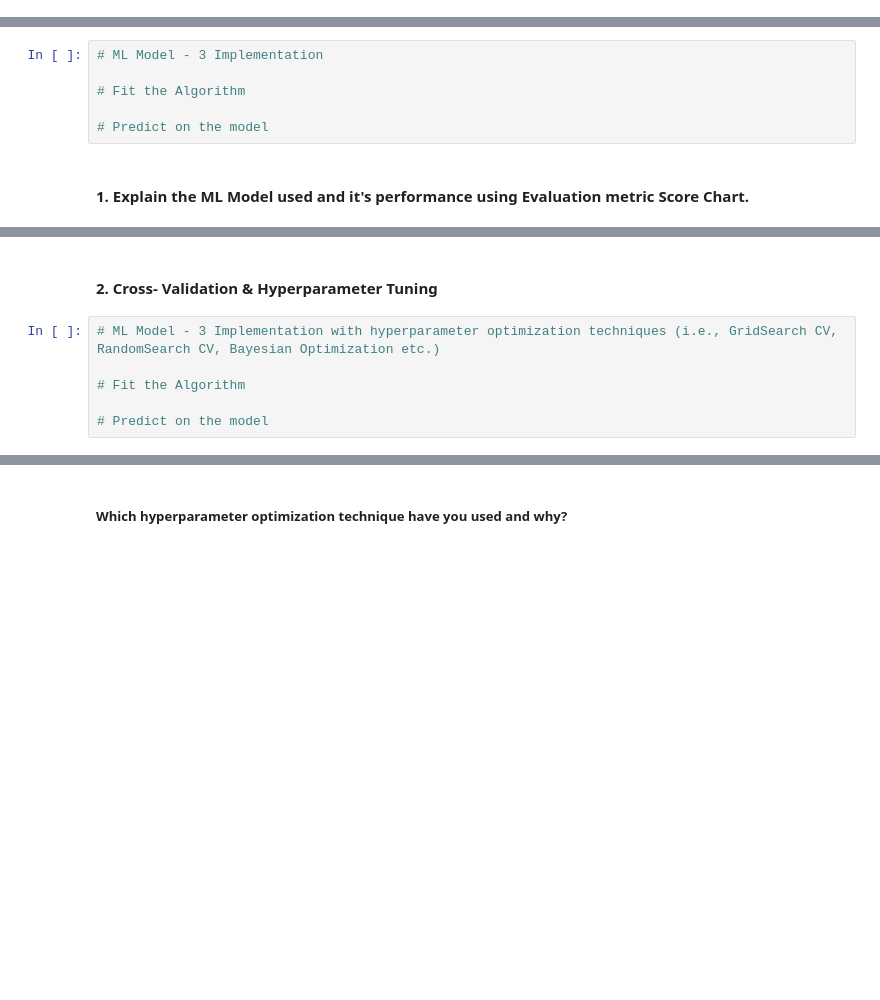
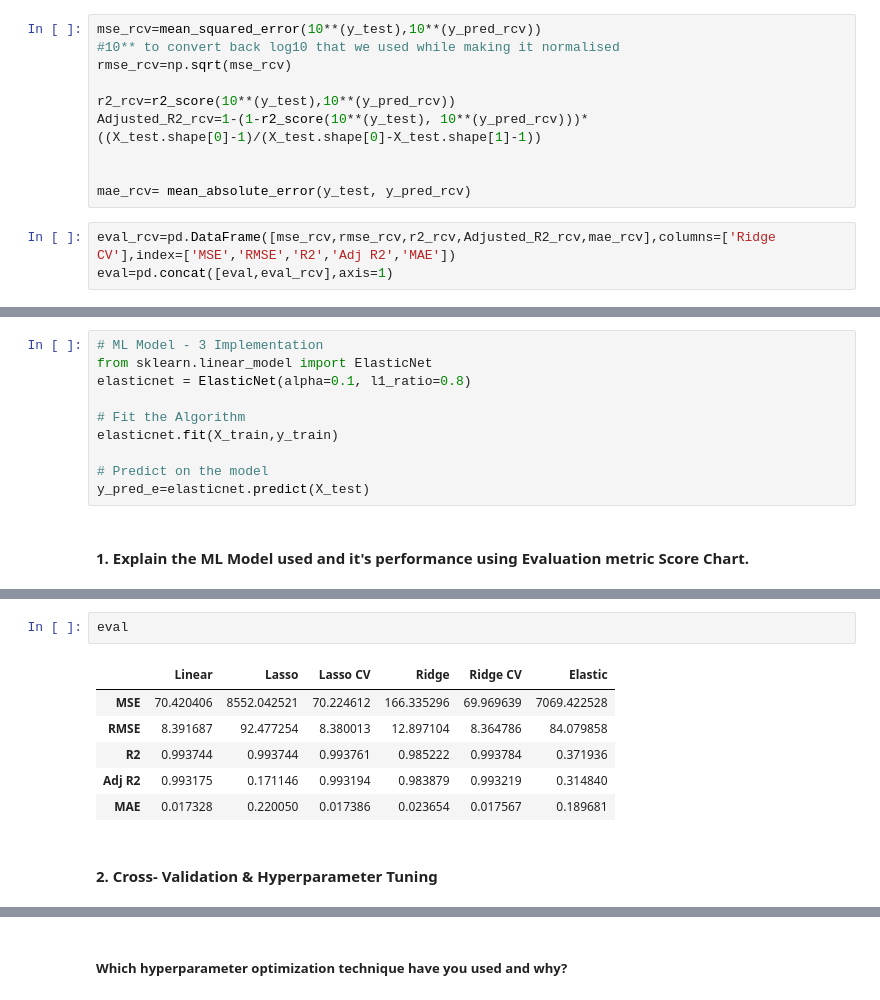
Before and after one commit to nikhilbordekar/Yes-Bank-s-Stock-Closing-Price-Prediction-by-Regression, a Jupyter notebook: Capstone_2_Regression.ipynb, the cells around one changed output, grey strips where cells are left out. Cells and saved outputs as stored; diff of their text form; blank space fills up the shorter version.

```diff
--- a/Capstone_2_Regression.ipynb
+++ b/Capstone_2_Regression.ipynb
@@ -613,0 +534,13 @@ Answer Here.
+# %%
+mse_rcv=mean_squared_error(10**(y_test),10**(y_pred_rcv))
+#10** to convert back log10 that we used while making it normalised
+rmse_rcv=np.sqrt(mse_rcv)
+
+r2_rcv=r2_score(10**(y_test),10**(y_pred_rcv))
+Adjusted_R2_rcv=1-(1-r2_score(10**(y_test), 10**(y_pred_rcv)))*((X_test.shape[0]-1)/(X_test.shape[0]-X_test.shape[1]-1))
+
+
+mae_rcv= mean_absolute_error(y_test, y_pred_rcv)
+# %%
+eval_rcv=pd.DataFrame([mse_rcv,rmse_rcv,r2_rcv,Adjusted_R2_rcv,mae_rcv],columns=['Ridge CV'],index=['MSE','RMSE','R2','Adj R2','MAE'])
+eval=pd.concat([eval,eval_rcv],axis=1)
@@ -627,9 +563,13 @@ Answer Here.
 ### ML Model - 3
 # %%
 # ML Model - 3 Implementation
+from sklearn.linear_model import ElasticNet
+elasticnet = ElasticNet(alpha=0.1, l1_ratio=0.8)
 
 # Fit the Algorithm
+elasticnet.fit(X_train,y_train)
 
 # Predict on the model
+y_pred_e=elasticnet.predict(X_test)
 # %% [markdown]
 #### 1. Explain the ML Model used and it's performance using Evaluation metric Score Chart.
@@ -638,8 +590,11 @@ Answer Here.
+# %%
+eval
+# %% [output]
+|  | Linear | Lasso | Lasso CV | Ridge | Ridge CV | Elastic |
+| MSE | 70.420406 | 8552.042521 | 70.224612 | 166.335296 | 69.969639 | 7069.422528 |
+| RMSE | 8.391687 | 92.477254 | 8.380013 | 12.897104 | 8.364786 | 84.079858 |
+| R2 | 0.993744 | 0.993744 | 0.993761 | 0.985222 | 0.993784 | 0.371936 |
+| Adj R2 | 0.993175 | 0.171146 | 0.993194 | 0.983879 | 0.993219 | 0.314840 |
+| MAE | 0.017328 | 0.220050 | 0.017386 | 0.023654 | 0.017567 | 0.189681 |
 # %% [markdown]
 #### 2. Cross- Validation & Hyperparameter Tuning
-# %%
-# ML Model - 3 Implementation with hyperparameter optimization techniques (i.e., GridSearch CV, RandomSearch CV, Bayesian Optimization etc.)
-
-# Fit the Algorithm
-
-# Predict on the model
```
Also changed, not shown: parts of 141 cells of this notebook.
